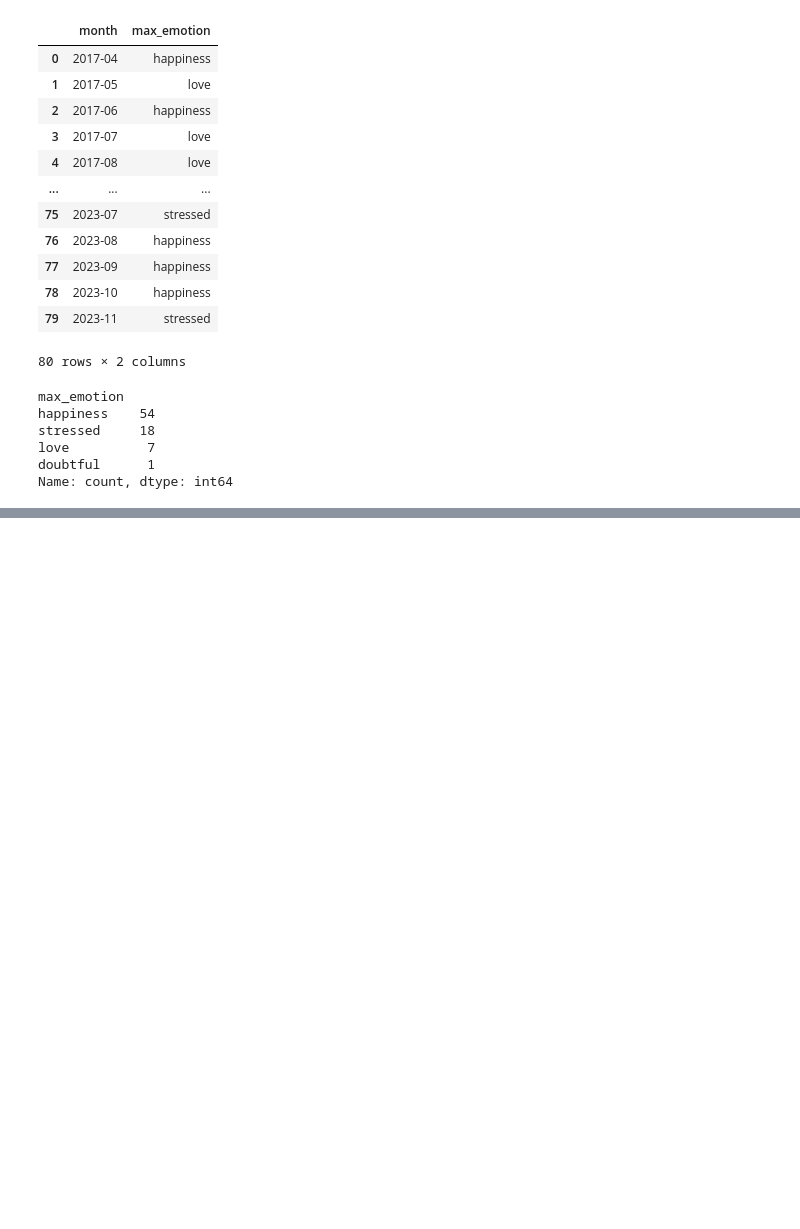
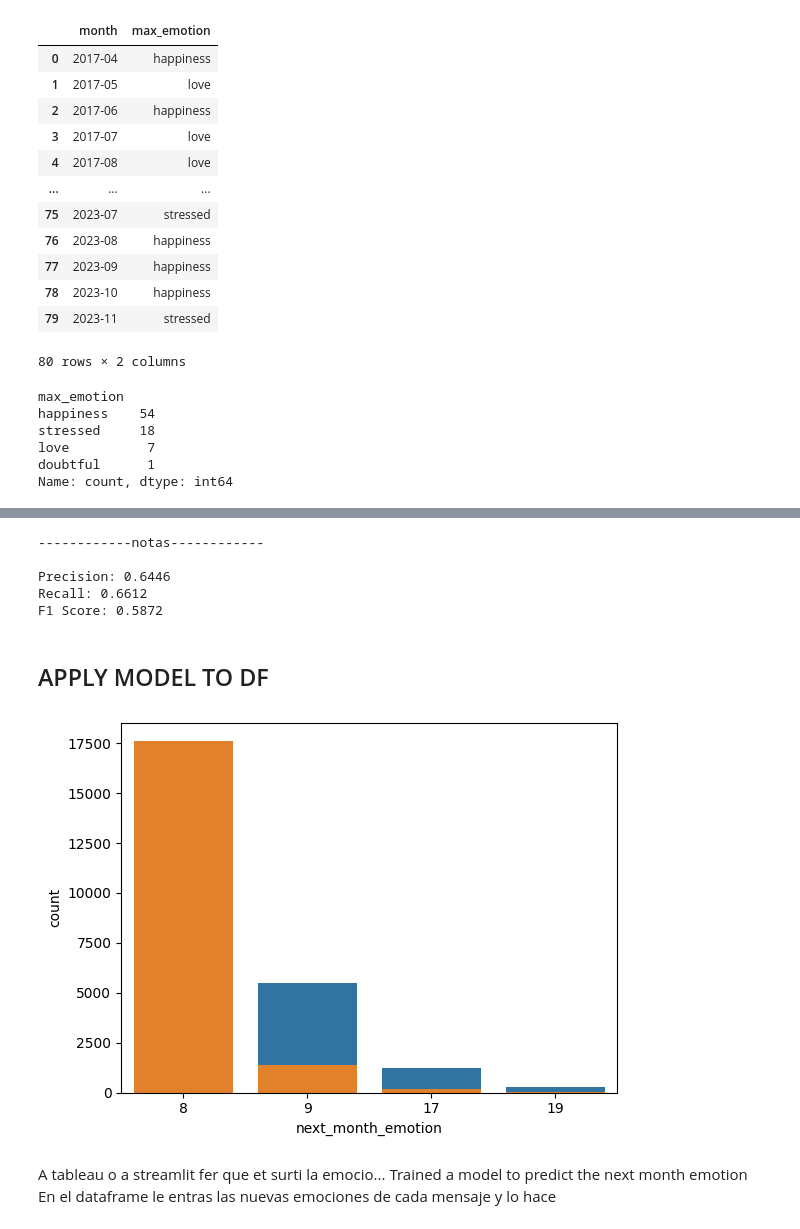
Before and after one commit to emmacunill/Take_Care, a Jupyter notebook: notebooks/transform.ipynb, the cells around one changed output, grey strips where cells are left out. Drawn from its saved outputs; the diff is of its cells as text; code cells hidden in the pictures; blank space fills up the shorter version.

Commit message:
Done with the prediction of the next month emotion

```diff
--- a/notebooks/transform.ipynb
+++ b/notebooks/transform.ipynb
@@ -272,7 +289,7 @@ def predict_emotion_df(df):
     df2['year'] = df2['date'].dt.year
     df2['month'] = df2['date'].dt.month
 
-    # messages
+    # messages, only from the 7 days of every month
     last_day_of_month = df2.groupby(['year', 'month'])['date'].max().reset_index()
     last_day_of_month['last_7_days'] = last_day_of_month['date'] - pd.DateOffset(days=6)
     last_day_of_month['last_7_days'] = last_day_of_month['last_7_days'].dt.date
@@ -307,9 +324,8 @@ def predict_emotion_df(df):
     merged_df3.drop(['month','emotions_names'], axis=1, inplace = True)
     merged_df3.dropna(subset=['next_month_emotion'], inplace = True)
     merged_df3.dropna(subset=['next_month_emotion'], inplace = True)
+    merged_df3.dropna(subset=['date'], inplace = True)
 
-
-    merged_df3 = merged_df3.drop(0)
     merged_df3 = merged_df3.reset_index(drop=True)
 
 
@@ -317,7 +333,7 @@ def predict_emotion_df(df):
 
     emotions = {"sadness":1,"joy":2,"fear":3,"anger":4,"surprise":5,"defensive":6, "nostalgia":7,"happiness":8,"stressed":9,
                 "expectant":10,"insecure":11,"assertivity":12,"neutral":13,"excitement":14,"comprehensive":15,
-                "helpless":16,"love":17,"disappointed":18,"doubtful":19,"picarona":20}
+                "helpless":16,"love":17,"disappointment":18,"doubtful":19,"picarona":20}
 
     columns_to_replace = ["max_emotion_day", "max_emotion_week", "next_month_emotion"]
 
@@ -353,0 +421,10 @@ dtype: object
+# %%
+tree = pred_next_mont(pedf,DecisionTreeClassifier(splitter = 'best', min_samples_split= 10, min_samples_leaf= 5, max_depth= 50, criterion='entropy'), test_size=0.2)
+# %% [output]
+------------notas------------
+
+Precision: 0.6446
+Recall: 0.6612
+F1 Score: 0.5872
+# %% [markdown]
+## APPLY MODEL TO DF
@@ -353,0 +452,26 @@ dtype: object
+# %%
+def apply_pred(df,model, test_size=0.2):
+
+    '''Function to predict the next month emotion.'''
+
+    X = df.drop(columns=["next_month_emotion", "time", "date"])
+    y = df["next_month_emotion"]
+
+    # 0. Train / test split
+    X_train, X_test, y_train, y_test = train_test_split(X, y, test_size = test_size)
+
+    model.fit(X_train,y_train)
+    y_pred = model.predict(X_test)
+
+    plot1 = sns.countplot(x = y_test)
+    plot2 = sns.countplot(x = y_pred)
+
+    return df, plot1, plot2
+# %%
+final = apply_pred(pedf,DecisionTreeClassifier(), test_size=0.2)
+# %% [output]
+[figure, added]
+# %% [markdown]
+A tableau o a streamlit fer que et surti la emocio...
+Trained a model to predict the next month emotion
+En el dataframe le entras las nuevas emociones de cada mensaje y lo hace
```
Also changed, not shown: parts of 13 cells of this notebook.
